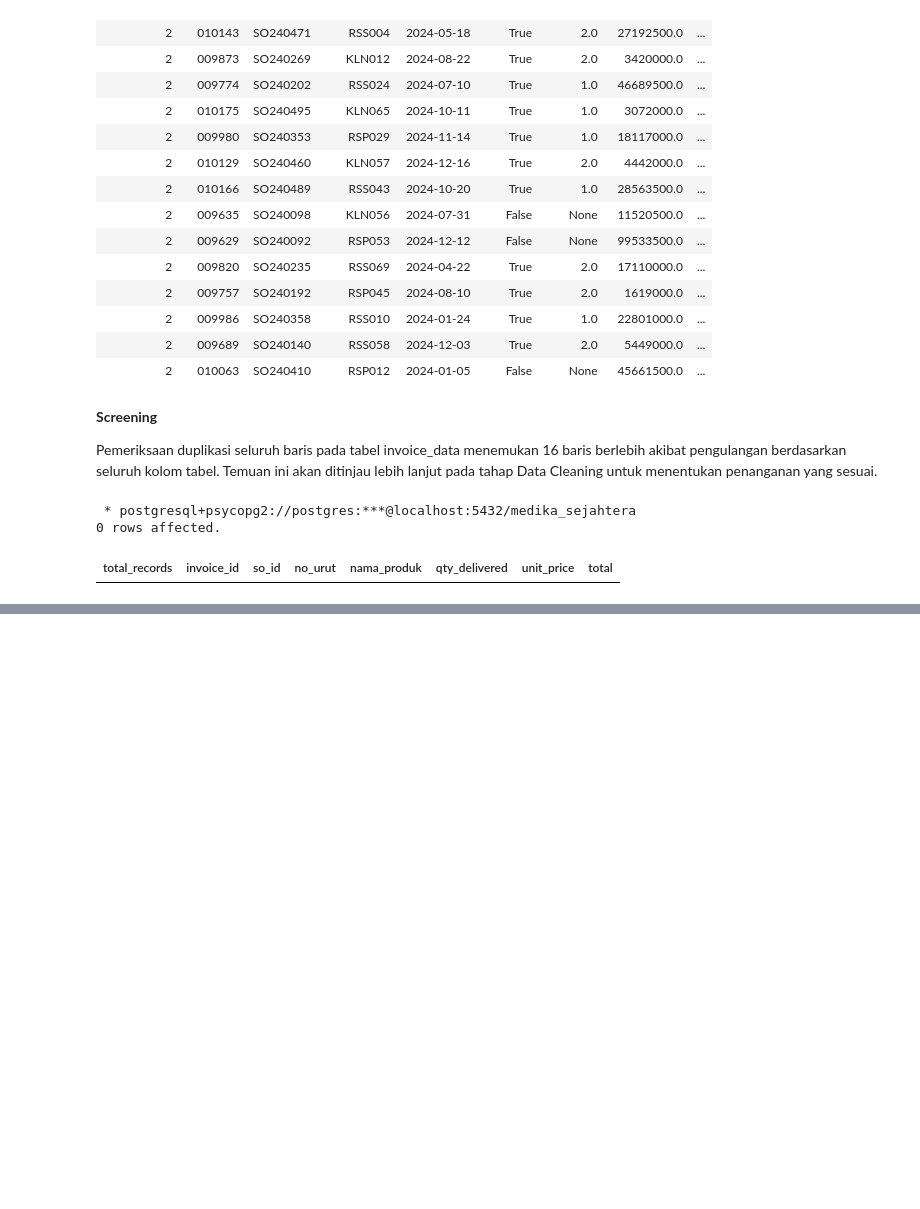
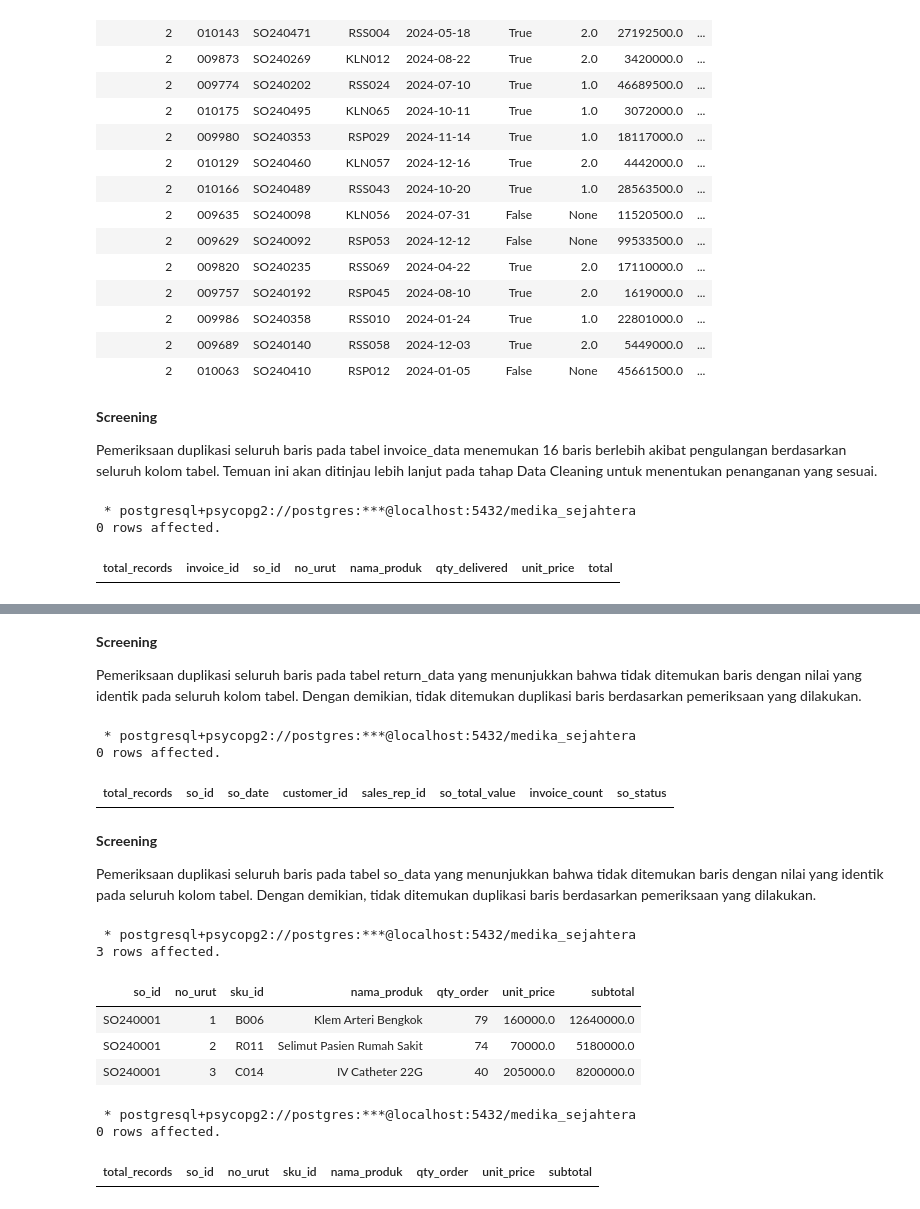
Before and after one commit to Rpfitrah/return-analysis-medika-sejahtera, a Jupyter notebook: Notebook/01_data_understanding.ipynb, the cells around one changed output, grey strips where cells are left out. Drawn from its saved outputs; the diff is of its cells as text; code cells hidden in the pictures; blank space fills up the shorter version.

Commit message:
unique count

```diff
--- a/Notebook/01_data_understanding.ipynb
+++ b/Notebook/01_data_understanding.ipynb
@@ -873,0 +993,77 @@ Pemeriksaan duplikasi seluruh baris menunjukkan bahwa tidak ditemukan baris deng
+# %% [markdown]
+**Screening**
+
+Pemeriksaan duplikasi seluruh baris pada tabel return_data yang menunjukkan bahwa tidak ditemukan baris dengan nilai yang identik pada seluruh kolom tabel. Dengan demikian, tidak ditemukan duplikasi baris berdasarkan pemeriksaan yang dilakukan.
+# %%
+%%sql
+
+SELECT
+    COUNT(*) AS total_records,
+    so_id,
+    so_date,
+    customer_id,
+    sales_rep_id,
+    so_total_value,
+    invoice_count,
+    so_status
+FROM
+    so_data
+GROUP BY
+    so_id,
+    so_date,
+    customer_id,
+    sales_rep_id,
+    so_total_value,
+    invoice_count,
+    so_status
+HAVING COUNT(*) > 1
+# %% [output]
+ * postgresql+psycopg2://postgres:***@localhost:5432/medika_sejahtera
+0 rows affected.
+| total_records | so_id | so_date | customer_id | sales_rep_id | so_total_value | invoice_count | so_status |
+# %% [markdown]
+**Screening**
+
+Pemeriksaan duplikasi seluruh baris pada tabel so_data yang menunjukkan bahwa tidak ditemukan baris dengan nilai yang identik pada seluruh kolom tabel. Dengan demikian, tidak ditemukan duplikasi baris berdasarkan pemeriksaan yang dilakukan.
+# %%
+%%sql
+
+SELECT *
+FROM
+    so_detail
+LIMIT 3
+# %% [output]
+ * postgresql+psycopg2://postgres:***@localhost:5432/medika_sejahtera
+3 rows affected.
+| so_id | no_urut | sku_id | nama_produk | qty_order | unit_price | subtotal |
+| SO240001 | 1 | B006 | Klem Arteri Bengkok | 79 | 160000.0 | 12640000.0 |
+| SO240001 | 2 | R011 | Selimut Pasien Rumah Sakit | 74 | 70000.0 | 5180000.0 |
+| SO240001 | 3 | C014 | IV Catheter 22G | 40 | 205000.0 | 8200000.0 |
+# %%
+%%sql
+
+SELECT
+    COUNT(*) AS total_records,
+    so_id,
+    no_urut,
+    sku_id,
+    nama_produk,
+    qty_order,
+    unit_price,
+    subtotal
+FROM
+    so_detail
+GROUP BY
+    so_id,
+    no_urut,
+    sku_id,
+    nama_produk,
+    qty_order,
+    unit_price,
+    subtotal
+HAVING
+    COUNT (*) > 1
+# %% [output]
+ * postgresql+psycopg2://postgres:***@localhost:5432/medika_sejahtera
+0 rows affected.
+| total_records | so_id | no_urut | sku_id | nama_produk | qty_order | unit_price | subtotal |
```
Also changed, not shown: parts of 10 cells of this notebook.
